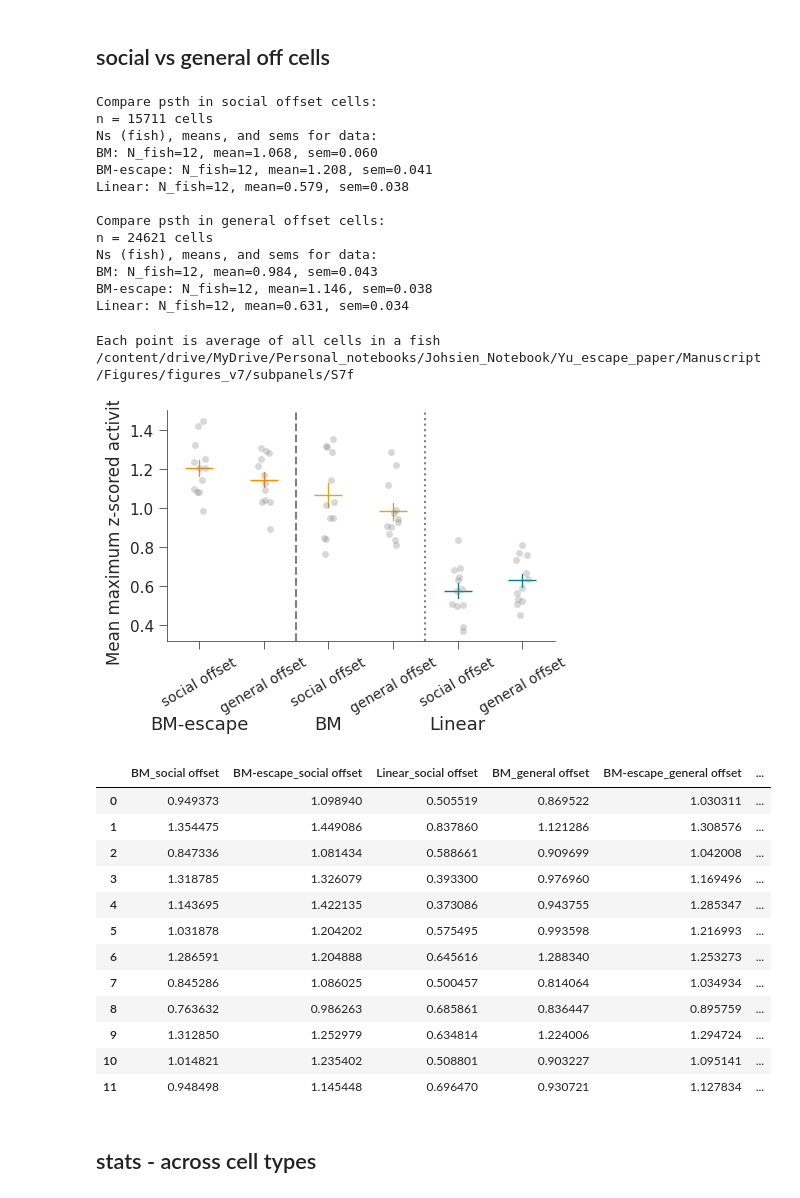
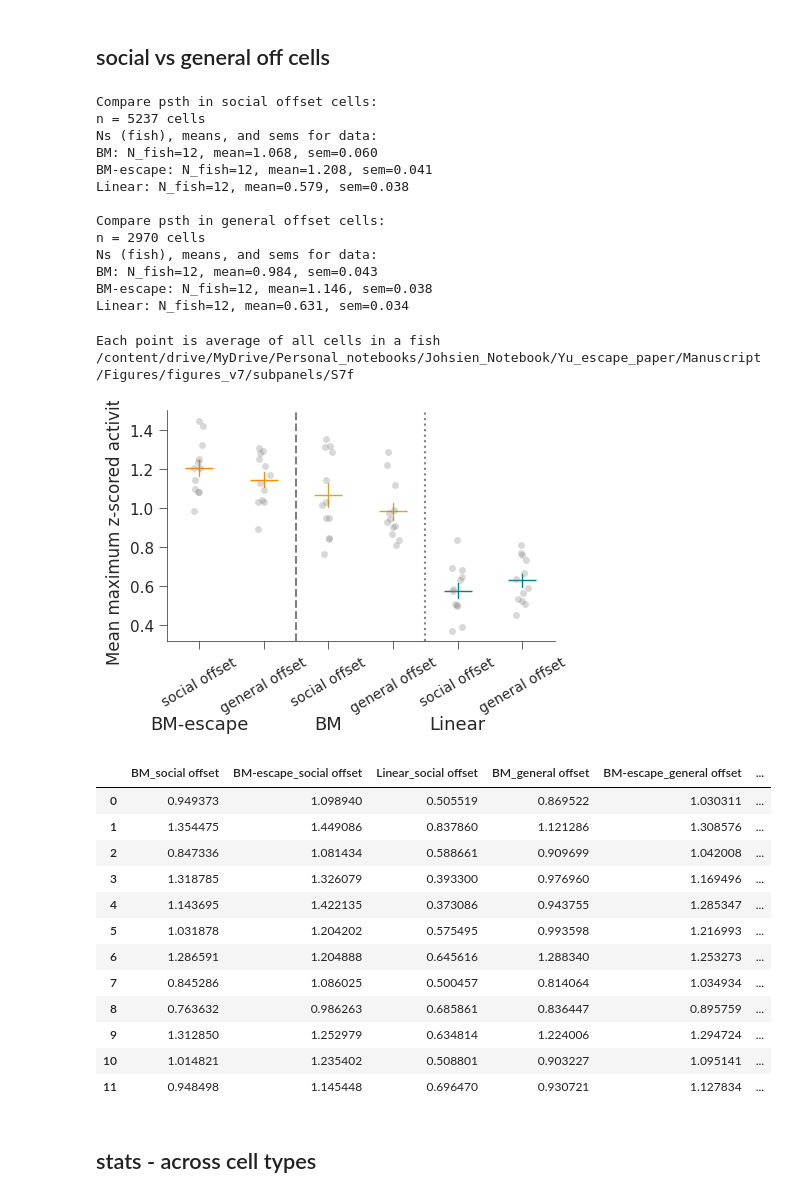
Before and after one commit to lblabucsd/Yu_etal_2026, a Jupyter notebook: EDF. 7.ipynb, the cells around one changed output. Drawn from its saved outputs; the diff is of its cells as text; code cells hidden in the pictures.

```diff
--- a/EDF. 7.ipynb
+++ b/EDF. 7.ipynb
@@ -738,20 +738,20 @@ for cell_type in cell_types:
     group_values[f"{stim}_{cell_type}"] = fish_means
 
   # Print basic statistics
-  print(f"n = {len([data[0]=='social offset' for data in fish_data_for_mlm])} cells")
+  print(f"n = {np.sum(filter_mask)} cells")
   print("Ns (fish), means, and sems for data:")
   for id, s in enumerate(summary_data):
       print(f"{['BM','BM-escape','Linear'][id]}: N_fish={len(s)}, mean={np.mean(s):.3f}, sem={scipy.stats.sem(s):.3f}")
 # %% [output]
 Compare psth in social offset cells:
-n = 15711 cells
+n = 5237 cells
 Ns (fish), means, and sems for data:
 BM: N_fish=12, mean=1.068, sem=0.060
 BM-escape: N_fish=12, mean=1.208, sem=0.041
 Linear: N_fish=12, mean=0.579, sem=0.038
 
 Compare psth in general offset cells:
-n = 24621 cells
+n = 2970 cells
 Ns (fish), means, and sems for data:
 BM: N_fish=12, mean=0.984, sem=0.043
 BM-escape: N_fish=12, mean=1.146, sem=0.038
@@ -763,36 +763,36 @@ stim_names_tmp = ['BM-escape','BM','Linear']
 # PLOT
 print('Each point is average of all cells in a fish')
 summary_data = group_values.values()
 
 stim_colorz_tmp = [i for i in ["darkorange","goldenrod","teal"] for t in range(2)]
 
 plt.figure(figsize=[5,3])
 sns.stripplot(data=group_values,color='gray',alpha=0.3,size=5)
 sns.pointplot(data=group_values,palette=stim_colorz_tmp,\
               linestyle="none",marker="_",estimator='mean',errorbar='se',markersize=20,markeredgewidth=1,errwidth=1);
 plt.xticks(rotation=90)
 plt.ylabel('Mean maximum z-scored activity')
 xlabels = [f"{m}" for n in stim_names_tmp for m in cell_types]
 plt.xticks(range(len(xlabels)),xlabels,fontsize=10,rotation=30)
 for i, stim in enumerate(['BM-escape','BM','Linear']): plt.text(2*i,plt.ylim()[0]-0.45,stim,ha='center',fontsize=13)
 plt.axvline(len(cell_types)-0.5,color='gray',ls='--'); plt.axvline(len(cell_types)*2-0.5,color='gray',ls=':')
 sns.despine();
 print(figure_path+subpanel)
-plt.savefig(figure_path+subpanel+".pdf",bbox_inches='tight')
+# plt.savefig(figure_path+subpanel+".pdf",bbox_inches='tight')
 plt.show()
 
 # save source data into csv
 series_dict = {}
 for cells in cell_types:
   for stim in ['BM','BM-escape','Linear']:
     series_dict[f"{stim}_{cells}"] = pd.Series(group_values[f"{stim}_{cells}"])
 df = pd.DataFrame(series_dict)
 display(df)
-df.to_csv(csv_path+subpanel+".csv", index=False)
+# df.to_csv(csv_path+subpanel+".csv", index=False)
 # %% [output]
 Each point is average of all cells in a fish
 /content/drive/MyDrive/Personal_notebooks/Johsien_Notebook/Yu_escape_paper/Manuscript/Figures/figures_v7/subpanels/S7f
-[figure, old version]
+[figure, new version]
 |  | BM_social offset | BM-escape_social offset | Linear_social offset | BM_general offset | BM-escape_general offset | ... |
 | 0 | 0.949373 | 1.098940 | 0.505519 | 0.869522 | 1.030311 | ... |
 | 1 | 1.354475 | 1.449086 | 0.837860 | 1.121286 | 1.308576 | ... |
```
Also changed, not shown: parts of 4 cells of this notebook, 1 other file.
